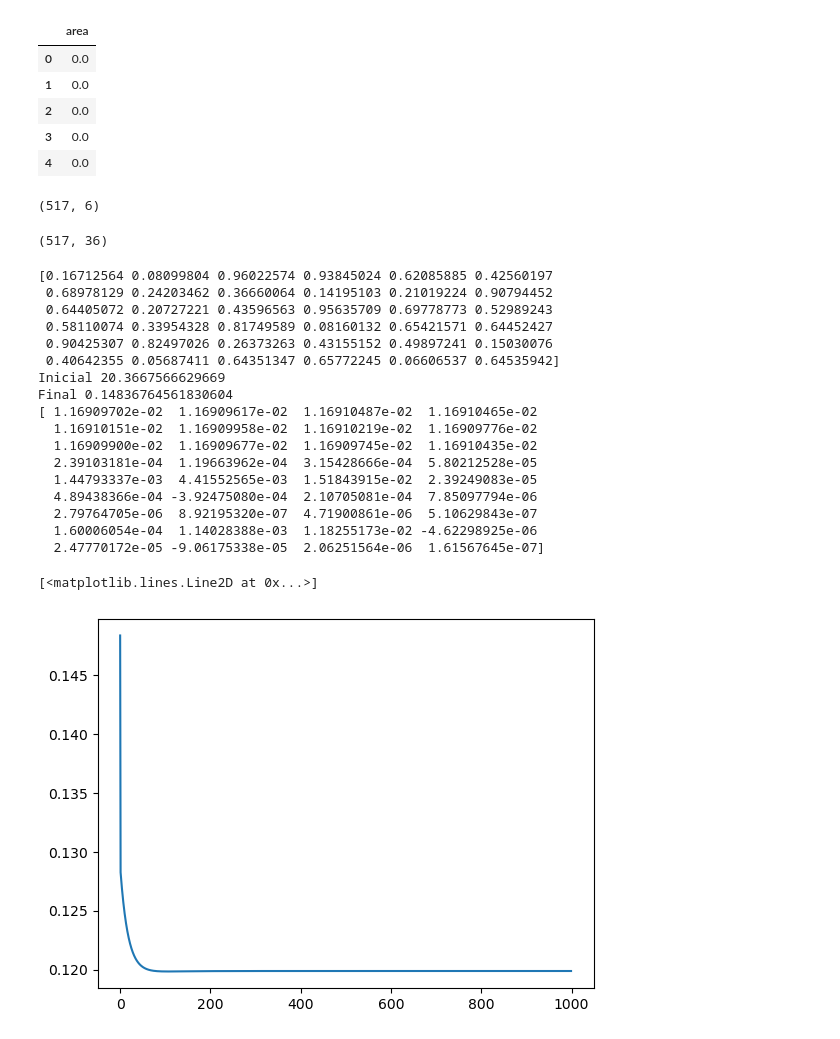
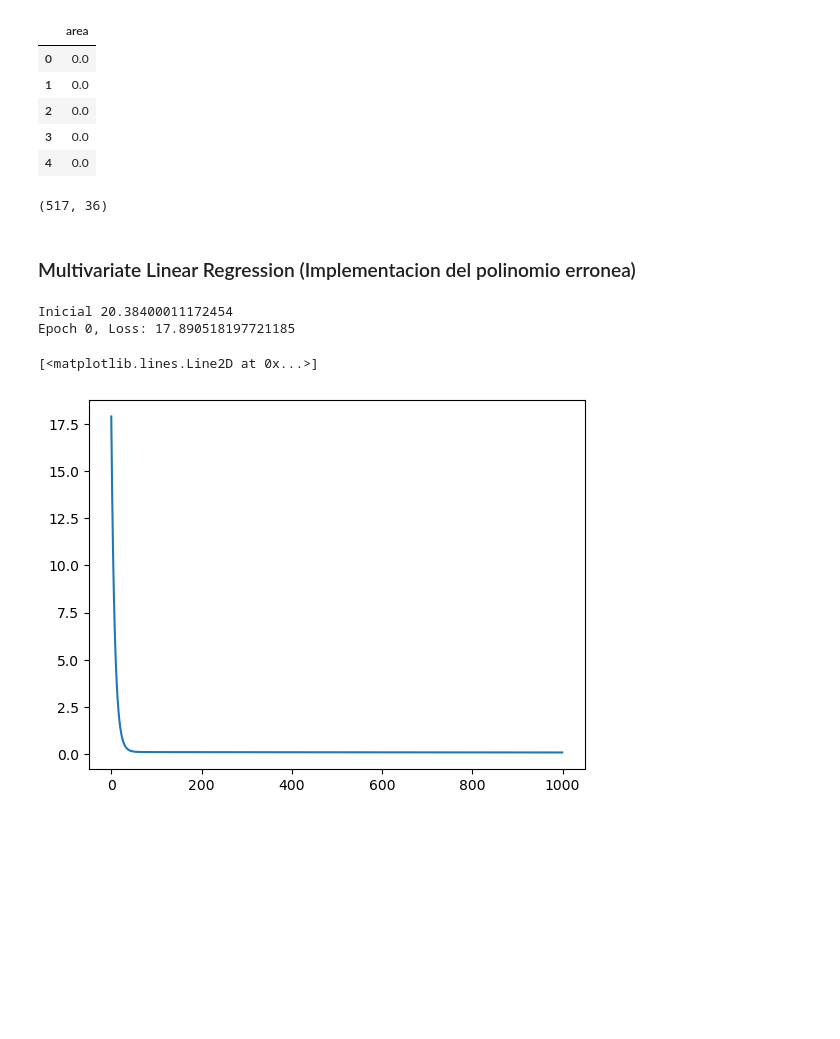
Before and after one commit to Fabryzzio-Meza-Torres/FireCast-linear-and-non-linear-regression-for-predicting-the-impact-of-forest-fires-in-Portugal, a Jupyter notebook: sample.ipynb, the cells around one changed output. Drawn from its saved outputs; the diff is of its cells as text; code cells hidden in the pictures; blank space fills up the shorter version.

```diff
--- a/sample.ipynb
+++ b/sample.ipynb
@@ -51,7 +51,8 @@ def h(X, W):
     return np.dot(X, W)
 # %%
 def Error(X, W, Y,lam):
-  return np.sum((Y - h(X, W)) ** 2) / (2 * len(X)) + lam
+  return np.sum((Y - h(X, W)) ** 2) / (2 * len(X)) + lam * np.sum(W ** 2)
+  # return np.sum((Y - h(X, W)) ** 2) / (2 * len(X)) + lam * np.sum(abs(W))
 
 # * np.sum(W ** 2)
 # %%
@@ -70,7 +72,7 @@ def update(W,  dW, alpha):
 def train(X, Y, epochs, alfa,lam):
     np.random.seed(2001)
     W = np.array([np.random.rand() for i in range(X.shape[1])])
-    print(W)
+    # print(W)
     L = Error(X,W,Y,lam)
     print("Inicial", L)
     loss = []
@@ -79,9 +81,10 @@ def train(X, Y, epochs, alfa,lam):
         W = update(W, dW, alfa)
         L = Error(X, W,Y,lam)
         loss.append(L)
-        if i%100000==0:
-            print("Final", L)
-    print(W)
+        if i % 1000 == 0:
+            L = Error(X, W, Y, lam)
+            print(f"Epoch {i}, Loss: {L}")
+    # print(W)
     return W, loss
 # %%
 #Plotear la ecuación
@@ -95,13 +98,13 @@ def conver_matrix2(X, p):
     XX = np.hstack([X**i for i in range(p)])
     return np.array(XX)
 # %%
-x_isi = np.array(X_initial["ISI"])
-y_area = np.log(2 + np.array(Y_initial["area"]))
-
-x_isi  = (min(x_isi) - x_isi)/(max(x_isi) - min(x_isi))
-y_area  = (min(y_area) - y_area)/(max(y_area) - min(y_area))
-
-xx_isi = conver_matrix(x_isi,6)
+# x_isi = np.array(X_initial["ISI"])
+# y_area = np.log(2 + np.array(Y_initial["area"]))
+#
+# x_isi  = (min(x_isi) - x_isi)/(max(x_isi) - min(x_isi))
+# y_area  = (min(y_area) - y_area)/(max(y_area) - min(y_area))
+#
+# xx_isi = conver_matrix(x_isi,6)
 
 # w , loss = train(xx_isi,y_area, 10000, 0.9, 0.1)
 #
@@ -111,8 +114,6 @@ xx_isi = conver_matrix(x_isi,6)
 #
 #
 # plt.plot(x_isi,y_aprox,"o")
-# %% [output]
-(517, 6)
 # %%
 
 x_vars = np.array(X_initial[["X","Y", "month",	"day",	"FFMC",	"DMC", "DC", "ISI",	"temp",	"RH",	"wind",	"rain"]])
@@ -121,12 +122,9 @@ y_area = np.log(1 + np.array(Y_initial["area"]))
 
 min_vals = np.min(x_vars)
 max_vals = np.max(x_vars)
-x_norm = abs((min_vals - x_vars) / (max_vals - min_vals))
-
-y_norm  = abs((min(y_area) - y_area)/(max(y_area) - min(y_area)))
-
-
-xx_vars = conver_matrix2(x_norm, 3)
-print(xx_vars.shape)
+x_norm = (x_vars - min_vals) / (max_vals - min_vals)
+y_norm  =  (y_area - min(y_area))/(max(y_area) - min(y_area))
 # %% [output]
 (517, 36)
+# %% [markdown]
+### Multivariate Linear Regression (Implementacion del polinomio erronea)
@@ -133,27 +135,13 @@ print(xx_vars.shape)
 # %%
-w , loss = train(xx_vars,y_norm, 1000, 0.08, 0.1)
+# w , loss = train(xx_vars,y_norm, 1000, 0.08, 0.1)
+w , loss = train(xx_vars,y_norm, 1000, 0.005, 0.01)
 plt.plot(loss)
 
 # y_aprox = h(xx_isi,w)
 # %% [output]
-[0.16712564 0.08099804 0.96022574 0.93845024 0.62085885 0.42560197
- 0.68978129 0.24203462 0.36660064 0.14195103 0.21019224 0.90794452
- 0.64405072 0.20727221 0.43596563 0.95635709 0.69778773 0.52989243
- 0.58110074 0.33954328 0.81749589 0.08160132 0.65421571 0.64452427
- 0.90425307 0.82497026 0.26373263 0.43155152 0.49897241 0.15030076
- 0.40642355 0.05687411 0.64351347 0.65772245 0.06606537 0.64535942]
-Inicial 20.3667566629669
-Final 0.14836764561830604
-[ 1.16909702e-02  1.16909617e-02  1.16910487e-02  1.16910465e-02
-  1.16910151e-02  1.16909958e-02  1.16910219e-02  1.16909776e-02
-  1.16909900e-02  1.16909677e-02  1.16909745e-02  1.16910435e-02
-  2.39103181e-04  1.19663962e-04  3.15428666e-04  5.80212528e-05
-  1.44793337e-03  4.41552565e-03  1.51843915e-02  2.39249083e-05
-  4.89438366e-04 -3.92475080e-04  2.10705081e-04  7.85097794e-06
-  2.79764705e-06  8.92195320e-07  4.71900861e-06  5.10629843e-07
-  1.60006054e-04  1.14028388e-03  1.18255173e-02 -4.62298925e-06
-  2.47770172e-05 -9.06175338e-05  2.06251564e-06  1.61567645e-07]
+Inicial 20.38400011172454
+Epoch 0, Loss: 17.890518197721185
 [<matplotlib.lines.Line2D at 0x...>]
-[figure, old version]
+[figure, new version]
 # %%
 y_aprox = h(xx_vars,w)
```
Also changed, not shown: parts of 15 cells of this notebook.
